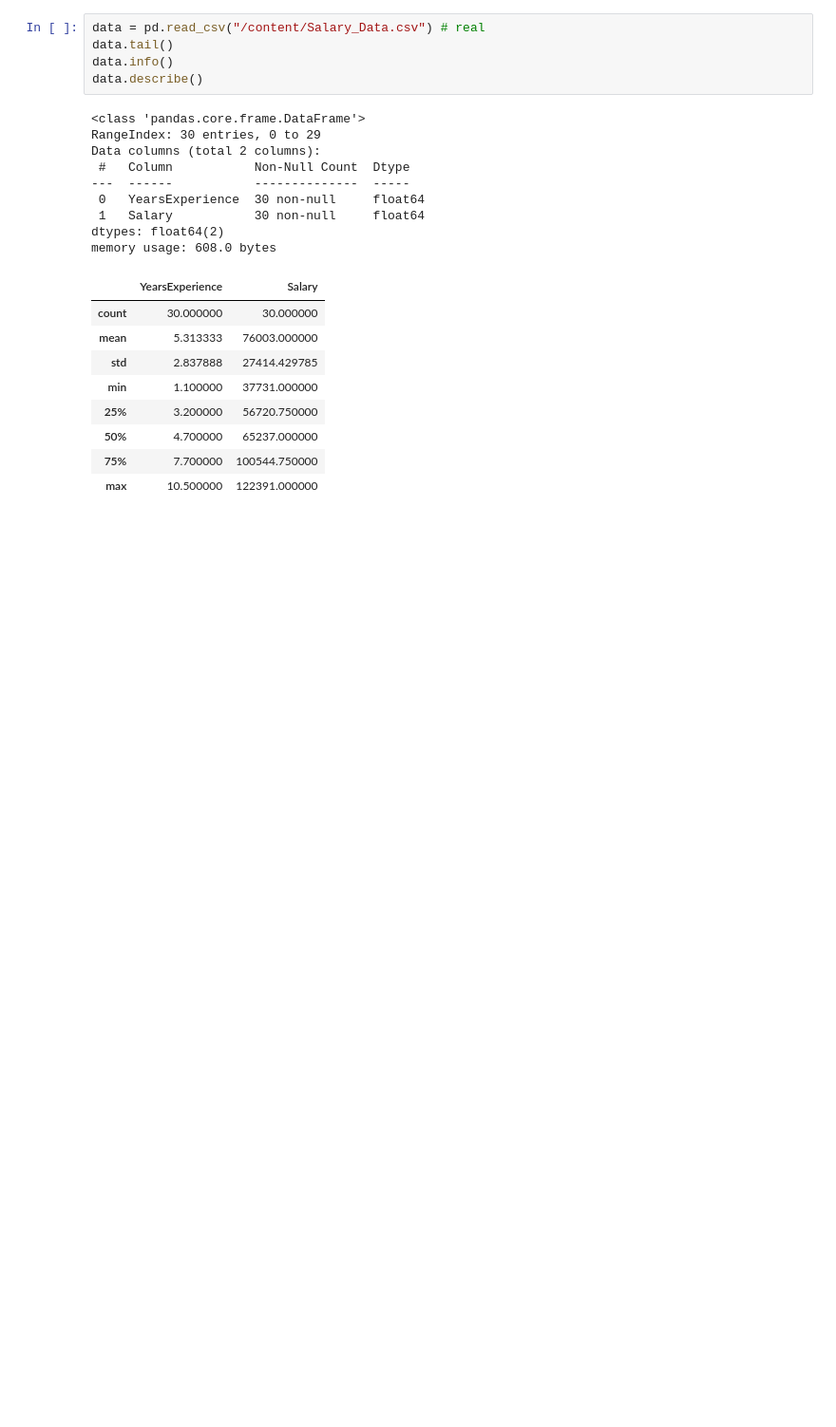
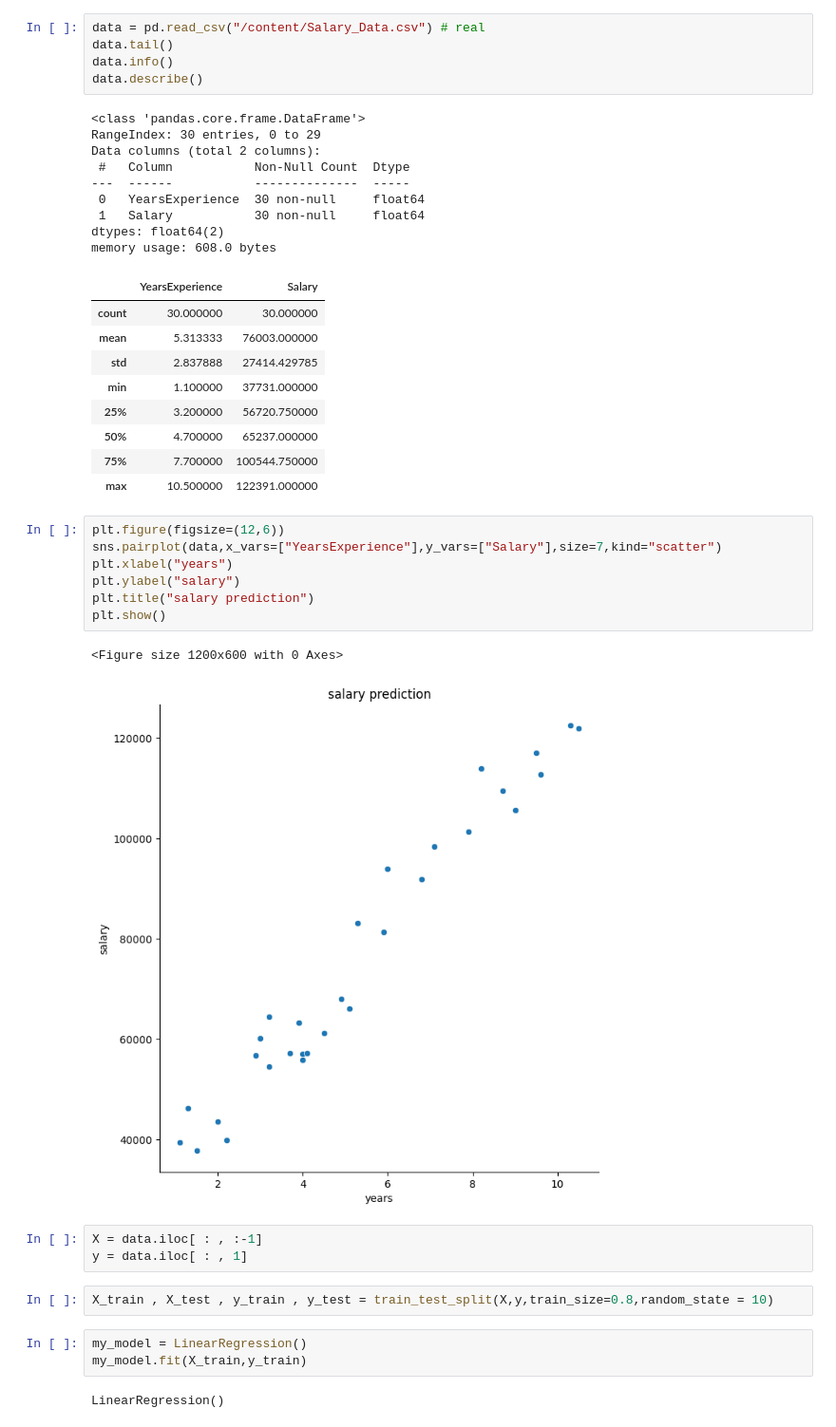
Before and after one commit to LHW001abc/Pearson-correlation-coefficient-and-simple-linear-regression, a Jupyter notebook: Pearson_correlation_coefficient_and_simple_linear_regression.ipynb, the cells around one changed output. Shown at 95% size. Saved outputs shown, nothing was run; the diff lists cells and outputs as text; blank space fills up the shorter version.

```diff
--- a/Pearson_correlation_coefficient_and_simple_linear_regression.ipynb
+++ b/Pearson_correlation_coefficient_and_simple_linear_regression.ipynb
@@ -32,3 +32,23 @@ memory usage: 608.0 bytes
 | 50% | 4.700000 | 65237.000000 |
 | 75% | 7.700000 | 100544.750000 |
 | max | 10.500000 | 122391.000000 |
+# %%
+plt.figure(figsize=(12,6))
+sns.pairplot(data,x_vars=["YearsExperience"],y_vars=["Salary"],size=7,kind="scatter")
+plt.xlabel("years")
+plt.ylabel("salary")
+plt.title("salary prediction")
+plt.show()
+# %% [output]
+<Figure size 1200x600 with 0 Axes>
+[figure, added]
+# %%
+X = data.iloc[ : , :-1]
+y = data.iloc[ : , 1]
+# %%
+X_train , X_test , y_train , y_test = train_test_split(X,y,train_size=0.8,random_state = 10)
+# %%
+my_model = LinearRegression()
+my_model.fit(X_train,y_train)
+# %% [output]
+LinearRegression()
```
Also changed, not shown: parts of 7 cells of this notebook.
